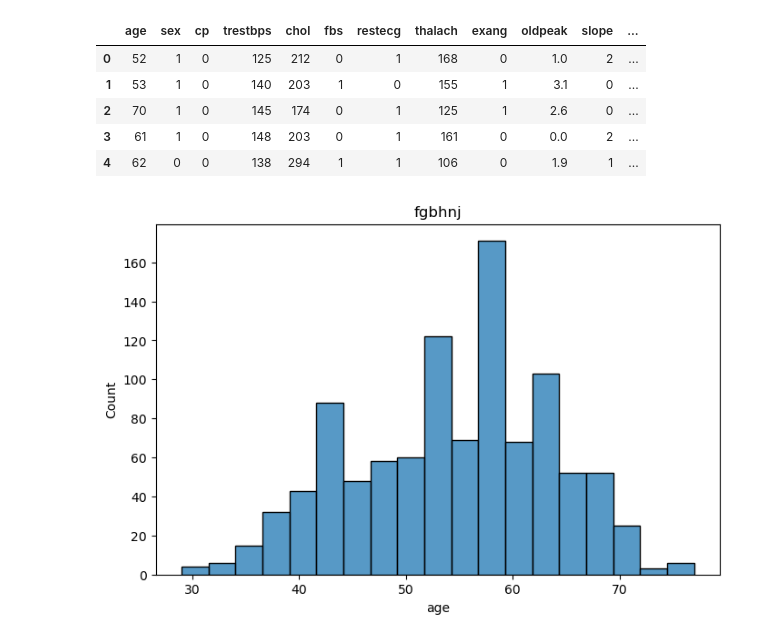
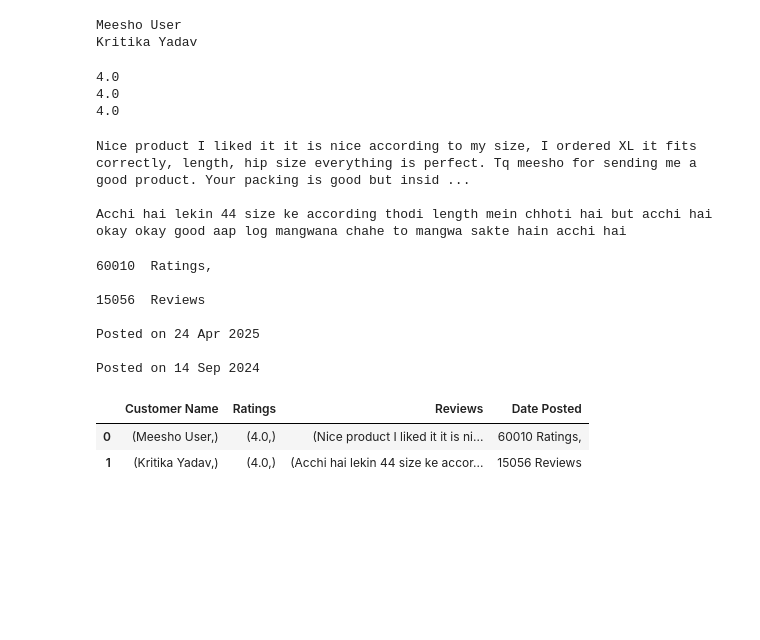
Before and after one commit to Sakshig711/DSBDAL, a Jupyter notebook: Untitled.ipynb, the cells around one changed output. Drawn from its saved outputs; the diff is of its cells as text; code cells hidden in the pictures; blank space fills up the shorter version.

Commit message:
Text file added

```diff
--- a/Untitled.ipynb
+++ b/Untitled.ipynb
@@ -6,17 +32,61 @@ import seaborn as sns
+# %%
+customer_name = soup.find_all('span',{'class':'sc-eDvSVe dugLmN'})
+for cust in customer_name:
+    print(cust.get_text())
+# %% [output]
+Meesho User
+Kritika Yadav
+# %%
+ratings = soup.find_all('span', {'class': 'sc-eDvSVe laVOtN'})
+for rat in ratings:
+    print(rat.get_text())
+# %% [output]
+4.0
+4.0
+4.0
+# %%
+review = soup.find_all('span', {'class':'sc-eDvSVe gUjMRV Comment__CommentText-sc-1ju5q0e-3 cfdxfJ Comment__CommentText-sc-1ju5q0e-3 cfdxfJ'})
+for re in review:
+    print(re.get_text(), "\n")
+# %% [output]
+Nice product I liked it it is nice according to my size, I ordered XL it fits correctly, length, hip size everything is perfect. Tq meesho for sending me a good product. Your packing is good but insid ...
+
+Acchi hai lekin 44 size ke according thodi length mein chhoti hai but acchi hai okay okay good aap log mangwana chahe to mangwa sakte hain acchi hai
+# %%
+date = soup.find_all('span', {'class':'sc-eDvSVe XndEO'})
+for da in date:
+    print(da.get_text(), "\n")
+# %% [output]
+60010  Ratings,
+
+15056  Reviews
+
+Posted on 24 Apr 2025
+
+Posted on 14 Sep 2024
+# %%
+data = []
+
+for i in range (len(customer_name)):
+    try:
+        name = customer_name[i].text.strip(),
+        rating = ratings[i].text.strip(),
+        reviews = review[i].text.strip(),
+        dates = date[i].text.strip()
+
+        data.append({
+            "Customer Name": name,
+            "Ratings": rating,
+            "Reviews": reviews,
+            "Date Posted": dates
+        })
+
+    except IndexError:
+        continue
 # %%
-df = pd.read_csv('heart.csv')
-df.head()
+df = pd.DataFrame(data)
+df
 # %% [output]
-|  | age | sex | cp | trestbps | chol | fbs | restecg | thalach | exang | oldpeak | slope | ... |
-| 0 | 52 | 1 | 0 | 125 | 212 | 0 | 1 | 168 | 0 | 1.0 | 2 | ... |
-| 1 | 53 | 1 | 0 | 140 | 203 | 1 | 0 | 155 | 1 | 3.1 | 0 | ... |
-| 2 | 70 | 1 | 0 | 145 | 174 | 0 | 1 | 125 | 1 | 2.6 | 0 | ... |
-| 3 | 61 | 1 | 0 | 148 | 203 | 0 | 1 | 161 | 0 | 0.0 | 2 | ... |
-| 4 | 62 | 0 | 0 | 138 | 294 | 1 | 1 | 106 | 0 | 1.9 | 1 | ... |
+|  | Customer Name | Ratings | Reviews | Date Posted |
+| 0 | (Meesho User,) | (4.0,) | (Nice product I liked it it is ni... | 60010 Ratings, |
+| 1 | (Kritika Yadav,) | (4.0,) | (Acchi hai lekin 44 size ke accor... | 15056 Reviews |
-# %%
-plt.figure(figsize=(8,5))
-sns.histplot(df['age'])
-plt.title("fgbhnj")
-plt.show()
-# %% [output]
-[figure, removed]
```
Also changed, not shown: parts of 5 cells of this notebook, 2 other files.
